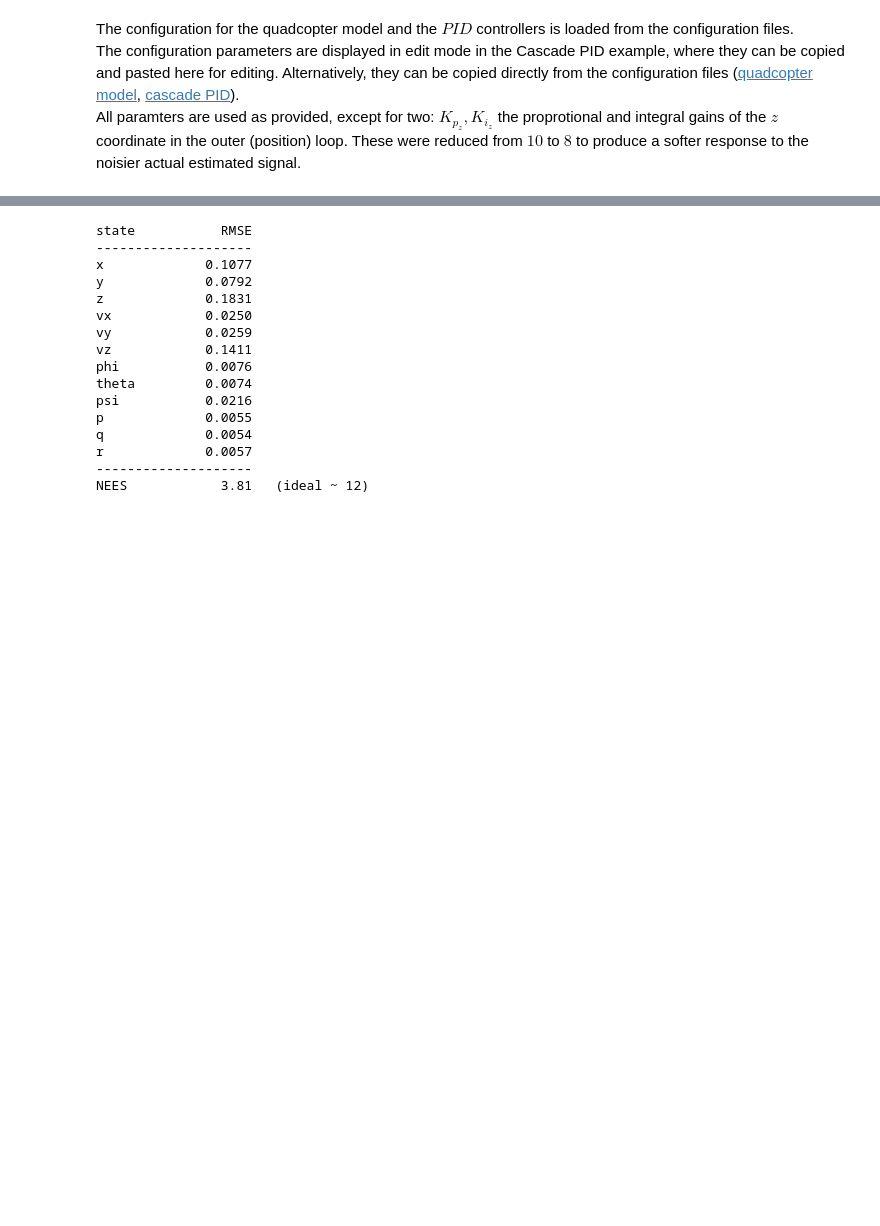
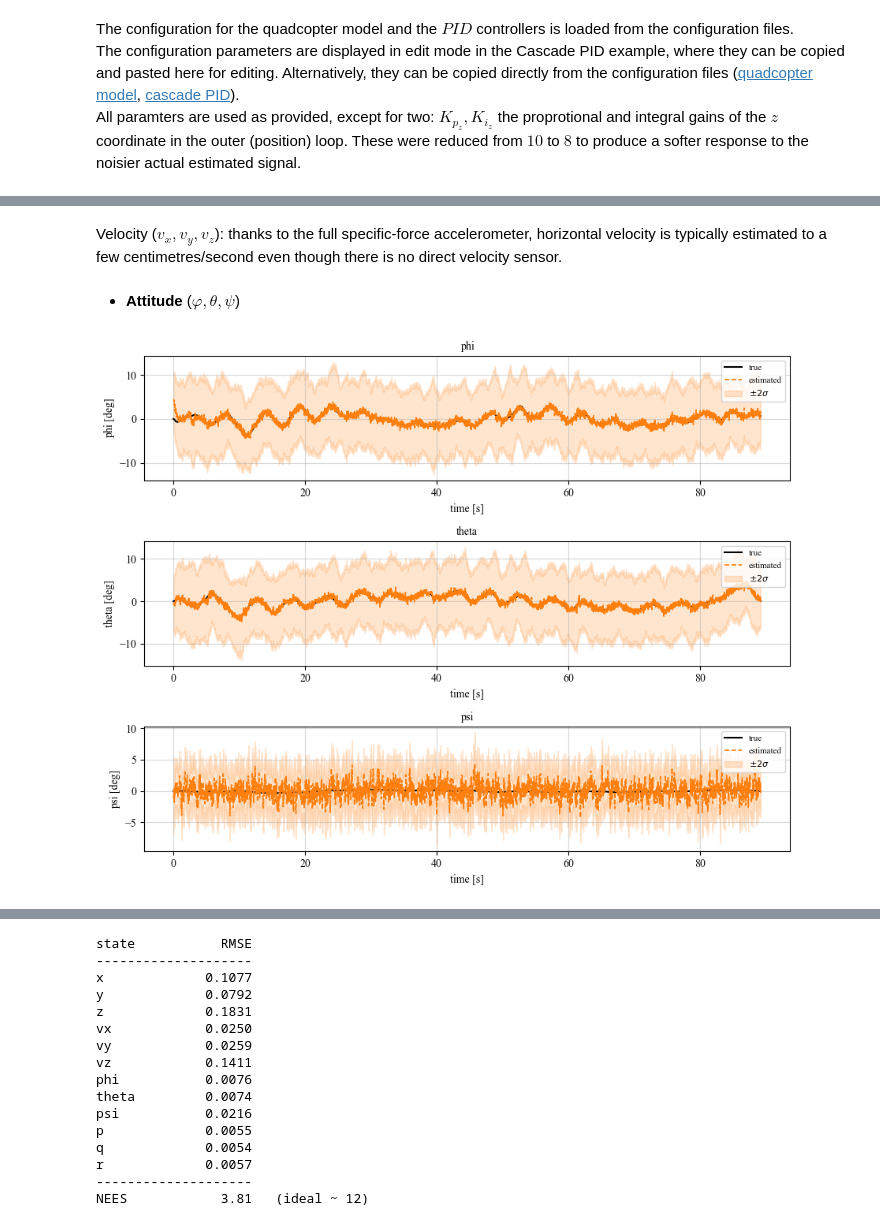
Before and after one commit to C4dynamics/c4dynamics, a Jupyter notebook: docs/source/programs/ekf_estimation/quad_ekf.ipynb, the cells around one changed output, grey strips where cells are left out. Drawn from its saved outputs; the diff is of its cells as text; code cells hidden in the pictures; blank space fills up the shorter version.

```diff
--- a/docs/source/programs/ekf_estimation/quad_ekf.ipynb
+++ b/docs/source/programs/ekf_estimation/quad_ekf.ipynb
@@ -700,0 +704,9 @@ fig = quad_ekf.plot_dashboard(truth, est, config)
+# %% [markdown]
+Velocity ($v_x,v_y,v_z$): thanks to the full specific-force accelerometer, horizontal velocity is typically estimated to a few centimetres/second even though there is no direct velocity sensor.
+# %% [markdown]
+- **Attitude** ($\varphi,\theta,\psi$)
+# %%
+# Attitude channel: roll/pitch from the accelerometer, yaw from the magnetometer.
+quad_ekf.plot_estimation(truth, est, diag, states=('phi', 'theta', 'psi'), show_nees=False);
+# %% [output]
+[figure, added]
```
Also changed, not shown: parts of 31 cells of this notebook, 1 other file.
